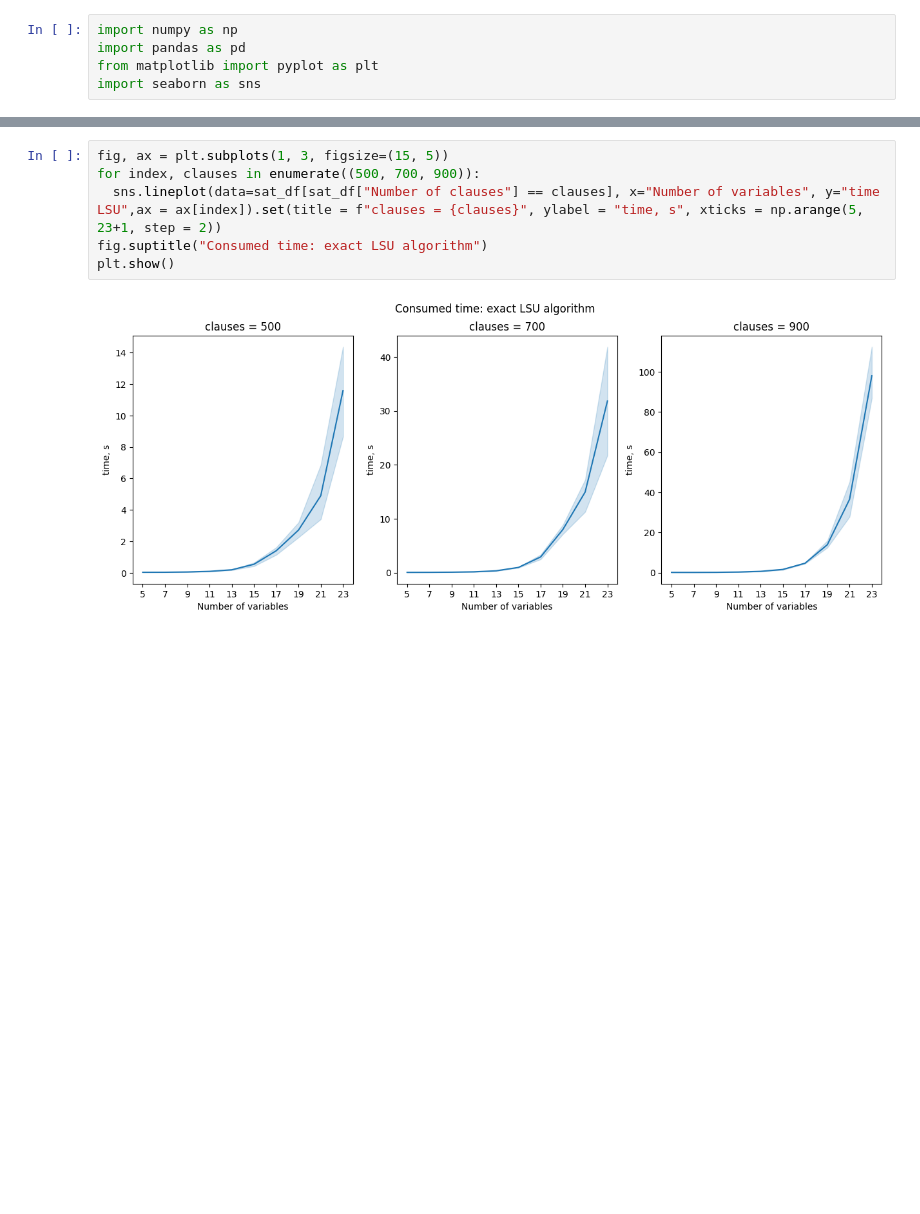
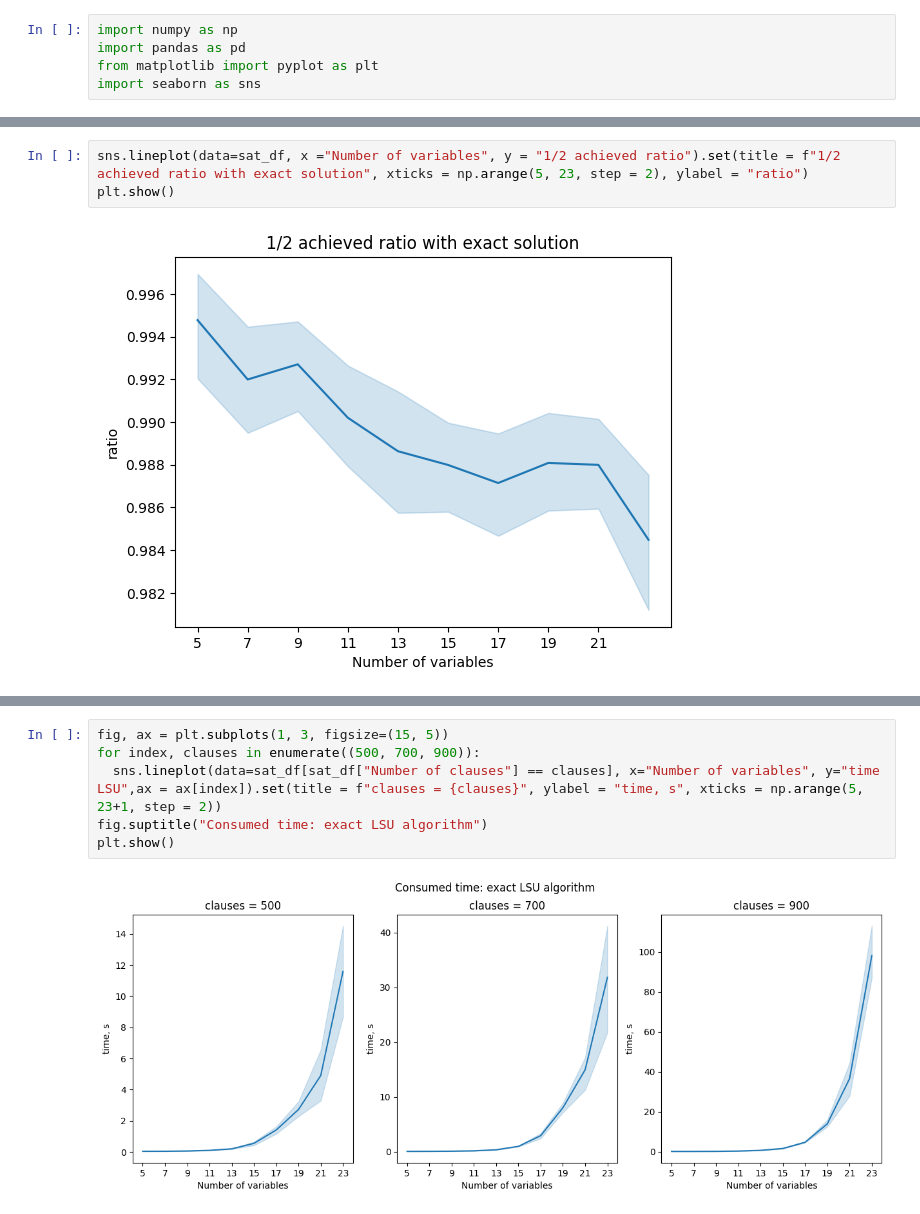
Before and after one commit to nikzagl/course_work_SAT, a Jupyter notebook: SAT_graphs.ipynb, the cells around one changed output, grey strips where cells are left out. Saved outputs shown, nothing was run; the diff lists cells and outputs as text; blank space fills up the shorter version.

```diff
--- a/SAT_graphs.ipynb
+++ b/SAT_graphs.ipynb
@@ -68,0 +86,5 @@ Name: 7/8 achieved ratio, dtype: float64
+# %%
+sns.lineplot(data=sat_df, x ="Number of variables", y = "1/2 achieved ratio").set(title = f"1/2 achieved ratio with exact solution", xticks = np.arange(5, 23, step = 2), ylabel = "ratio")
+plt.show()
+# %% [output]
+[figure, added]
```
Also changed, not shown: parts of 11 cells of this notebook.
